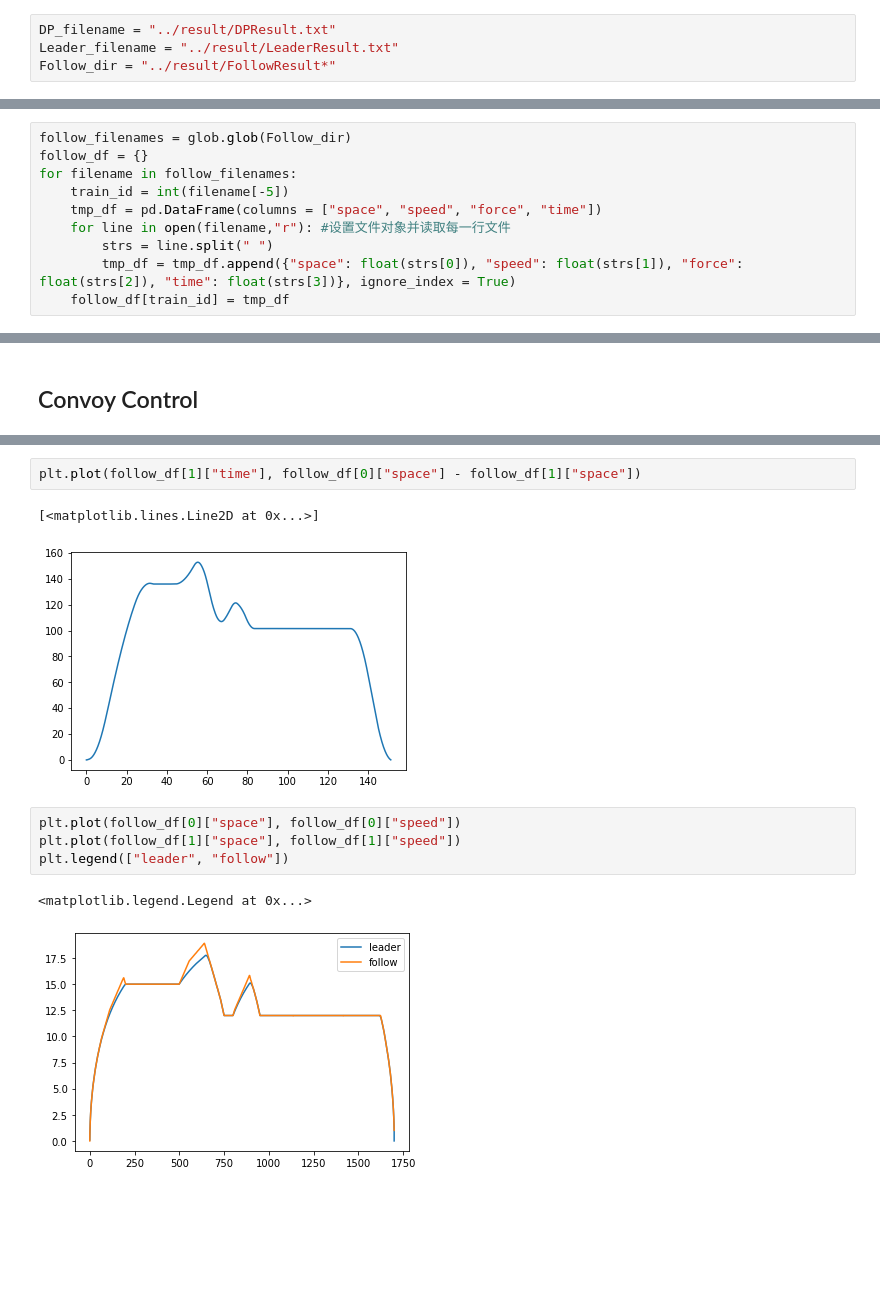
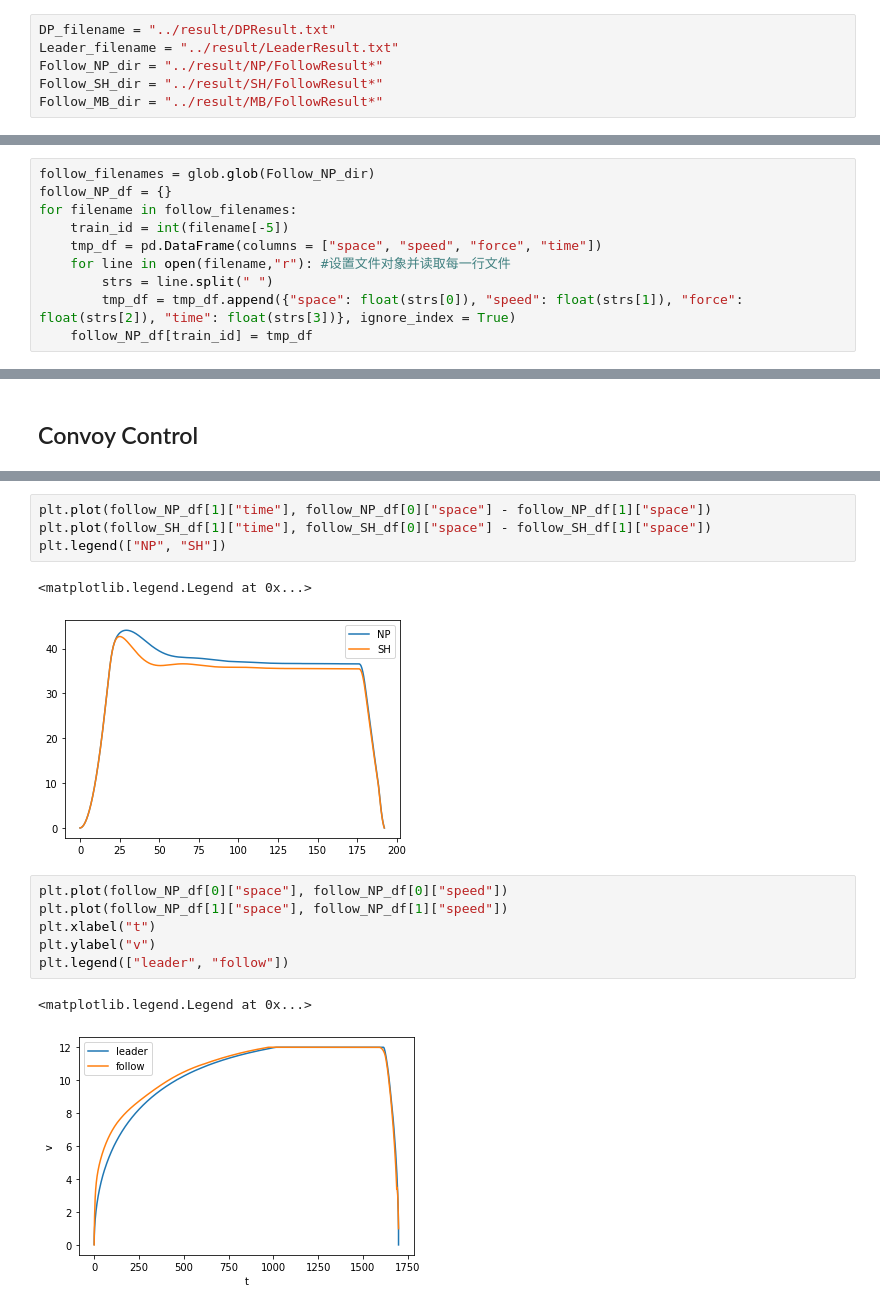
Before and after one commit to hzn18/train-platform, a Jupyter notebook: analysis/DPVisualization.ipynb, the cells around one changed output, grey strips where cells are left out. Saved outputs shown, nothing was run; the diff lists cells and outputs as text; blank space fills up the shorter version.

```diff
--- a/analysis/DPVisualization.ipynb
+++ b/analysis/DPVisualization.ipynb
@@ -14,7 +14,9 @@ plt.rcParams["font.sans-serif"] = ['SimHei']
 # %%
 DP_filename = "../result/DPResult.txt"
 Leader_filename = "../result/LeaderResult.txt"
-Follow_dir = "../result/FollowResult*"
+Follow_NP_dir = "../result/NP/FollowResult*"
+Follow_SH_dir = "../result/SH/FollowResult*"
+Follow_MB_dir = "../result/MB/FollowResult*"
 # %%
 dp_df = pd.DataFrame(columns = ["space", "speed", "limit"])
 for line in open(DP_filename,"r"): #设置文件对象并读取每一行文件
@@ -26,12 +28,12 @@ for line in open(Leader_filename,"r"): #设置文件对象并读取每一行文
     strs = line.split(" ")
     leader_df = leader_df.append({"space": float(strs[0]), "speed": float(strs[1]), "force": float(strs[2])}, ignore_index = True)
 # %%
-follow_filenames = glob.glob(Follow_dir)
-follow_df = {}
+follow_filenames = glob.glob(Follow_NP_dir)
+follow_NP_df = {}
 for filename in follow_filenames:
     train_id = int(filename[-5])
     tmp_df = pd.DataFrame(columns = ["space", "speed", "force", "time"])
     for line in open(filename,"r"): #设置文件对象并读取每一行文件
         strs = line.split(" ")
         tmp_df = tmp_df.append({"space": float(strs[0]), "speed": float(strs[1]), "force": float(strs[2]), "time": float(strs[3])}, ignore_index = True)
-    follow_df[train_id] = tmp_df
+    follow_NP_df[train_id] = tmp_df
@@ -67,12 +90,16 @@ plt.legend(["leader", "follow"])
 # %%
-plt.plot(follow_df[1]["time"], follow_df[0]["space"] - follow_df[1]["space"])
+plt.plot(follow_NP_df[1]["time"], follow_NP_df[0]["space"] - follow_NP_df[1]["space"])
+plt.plot(follow_SH_df[1]["time"], follow_SH_df[0]["space"] - follow_SH_df[1]["space"])
+plt.legend(["NP", "SH"])
 # %% [output]
-[<matplotlib.lines.Line2D at 0x...>]
+<matplotlib.legend.Legend at 0x...>
-[figure, old version]
+[figure, new version]
 # %%
-plt.plot(follow_df[0]["space"], follow_df[0]["speed"])
-plt.plot(follow_df[1]["space"], follow_df[1]["speed"])
+plt.plot(follow_NP_df[0]["space"], follow_NP_df[0]["speed"])
+plt.plot(follow_NP_df[1]["space"], follow_NP_df[1]["speed"])
+plt.xlabel("t")
+plt.ylabel("v")
 plt.legend(["leader", "follow"])
 # %% [output]
 <matplotlib.legend.Legend at 0x...>
-[figure, old version]
+[figure, new version]
```
Also changed, not shown: parts of 3 cells of this notebook, 3 other files.
